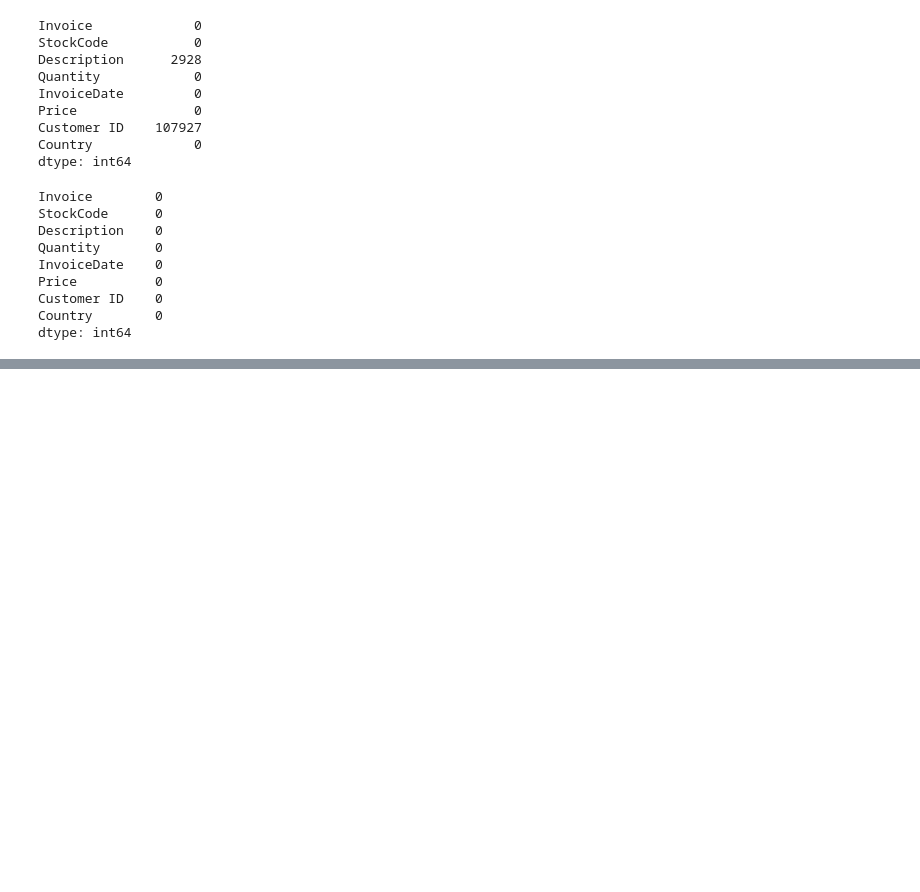
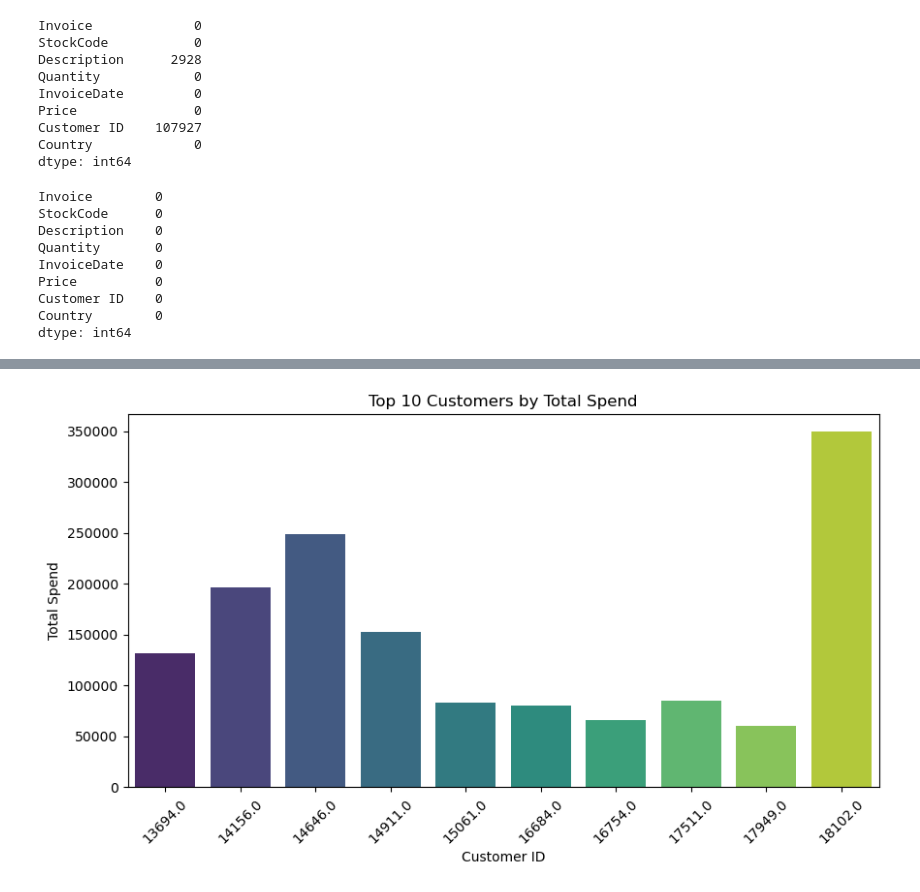
Before and after one commit to rohan0005/Sales_Data_Analysis, a Jupyter notebook: sales_data_analysis.ipynb, the cells around one changed output, grey strips where cells are left out. Cells and saved outputs as stored; diff of their text form; code cells hidden in the pictures; blank space fills up the shorter version.

```diff
--- a/sales_data_analysis.ipynb
+++ b/sales_data_analysis.ipynb
@@ -99,0 +159,3 @@ df
+# %%
+top_customers = df.groupby('Customer ID')['TotalPrice'].sum().sort_values(ascending=False).head(10)
+print(top_customers)
@@ -99,0 +175,16 @@ df
+# %%
+plt.figure(figsize=(10, 5))
+sns.barplot(x=top_customers.index, y=top_customers.values, palette="viridis")
+
+# Labels & Title
+plt.xlabel("Customer ID")
+plt.ylabel("Total Spend")
+plt.title("Top 10 Customers by Total Spend")
+
+# Rotate x-axis labels if needed
+plt.xticks(rotation=45)
+
+# Show plot
+plt.show()
+# %% [output]
+[figure, added]
```
Also changed, not shown: parts of 13 cells of this notebook.
